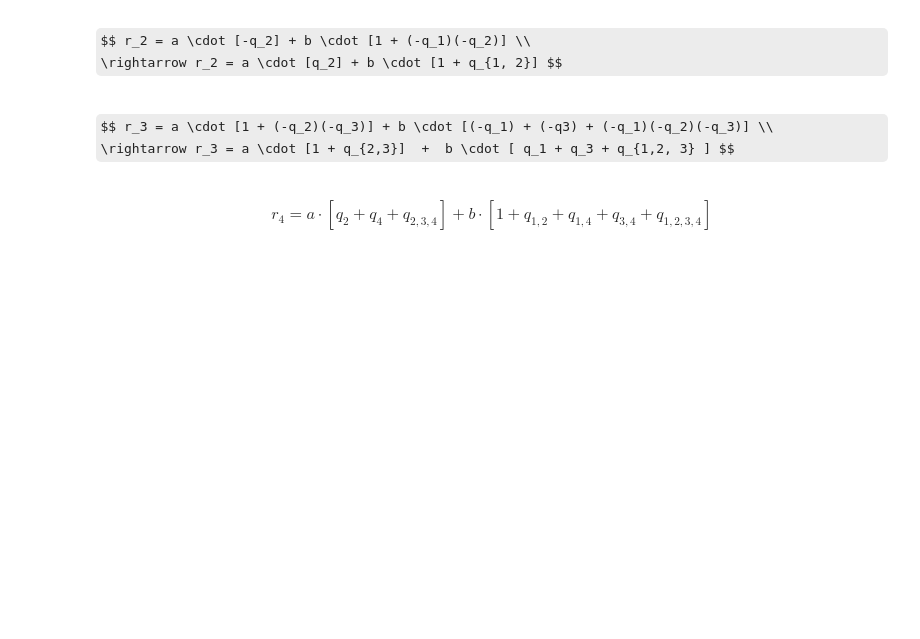
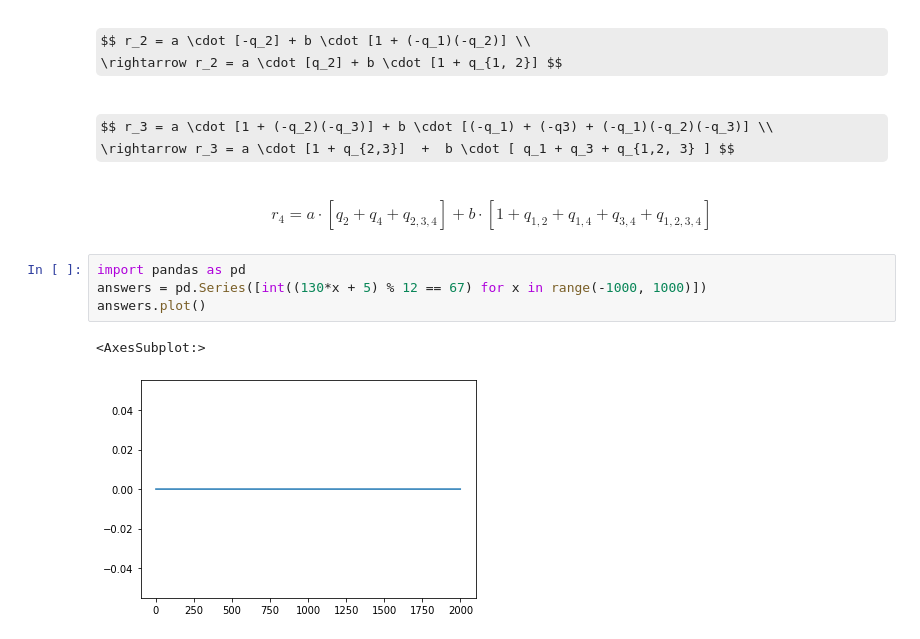
Before and after one commit to williamszk/statistical-learning, a Jupyter notebook: python_study/220609_01_modular_arithmatic/01.ipynb, the cells around one changed output. Cells and saved outputs as stored; diff of their text form; some formulas as TeX source; blank space fills up the shorter version.

```diff
--- a/python_study/220609_01_modular_arithmatic/01.ipynb
+++ b/python_study/220609_01_modular_arithmatic/01.ipynb
@@ -43,3 +43,10 @@ $$ r_3 = a \cdot [1 + (-q_2)(-q_3)] + b \cdot [(-q_1) + (-q3) + (-q_1)(-q_2)(-q_
 # %% [markdown]
 
 $$ r_4 = a  \cdot [q_2 + q_4 + q_{2,3,4}] + b \cdot [1 + q_{1, 2} + q_{1,4} + q_{3,4} + q_{1,2,3,4}] $$
+# %%
+import pandas as pd
+answers = pd.Series([int((130*x + 5) % 12 == 67) for x in range(-1000, 1000)])
+answers.plot()
+# %% [output]
+<AxesSubplot:>
+[figure, added]
```
Also changed, not shown: parts of 3 cells of this notebook, 4 other files.
